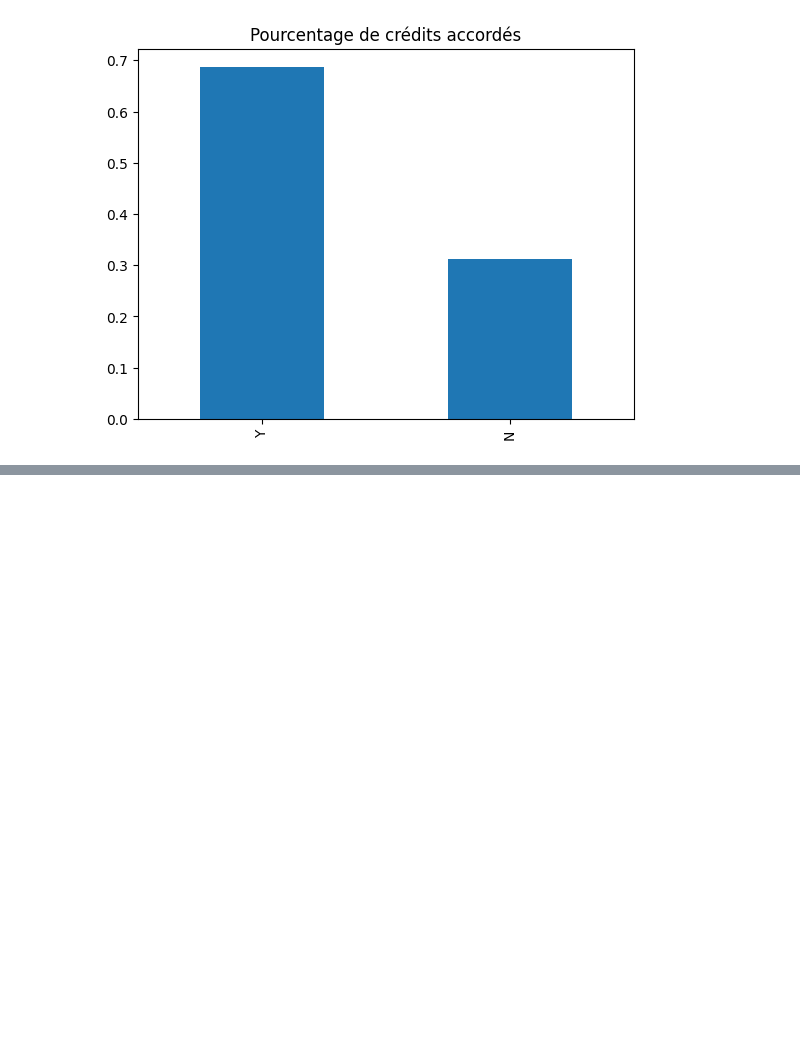
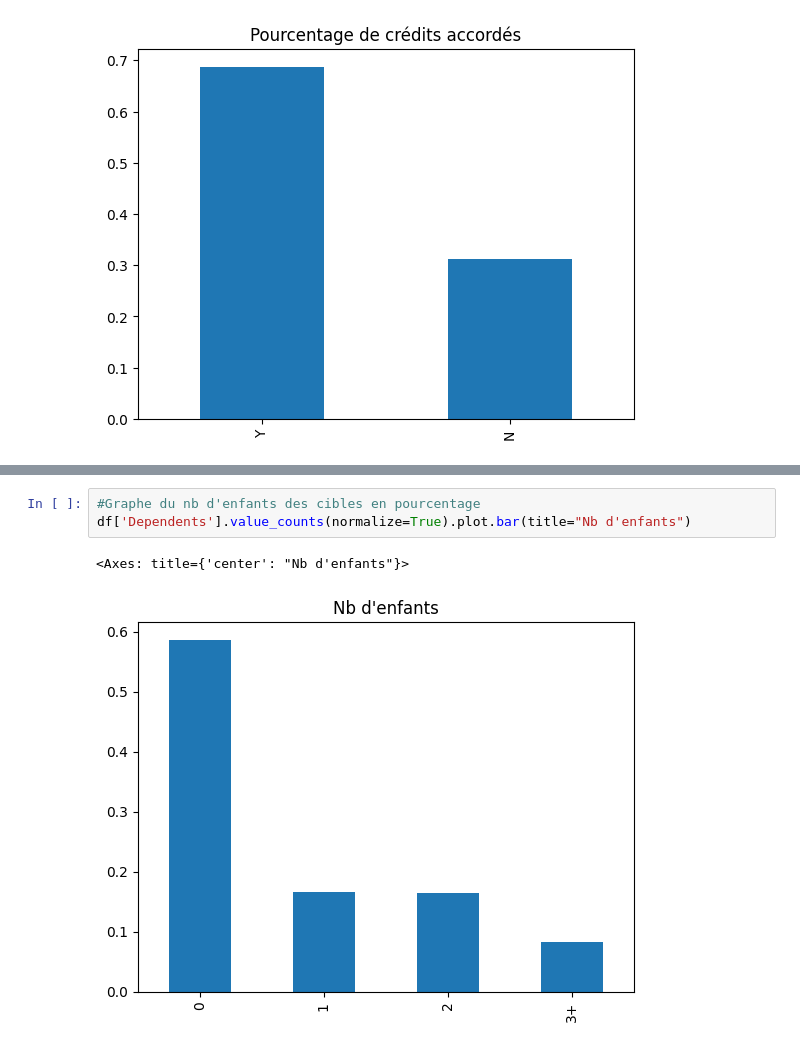
Before and after one commit to Romarou/forecast-loan, a Jupyter notebook: prevision.ipynb, the cells around one changed output, grey strips where cells are left out. Drawn from its saved outputs; the diff is of its cells as text; blank space fills up the shorter version.

```diff
--- a/prevision.ipynb
+++ b/prevision.ipynb
@@ -140,0 +155,6 @@ df['Loan_Status'].value_counts(normalize=True).plot.bar(title='Pourcentage de cr
+# %%
+#Graphe du nb d'enfants des cibles en pourcentage
+df['Dependents'].value_counts(normalize=True).plot.bar(title="Nb d'enfants")
+# %% [output]
+<Axes: title={'center': "Nb d'enfants"}>
+[figure, added]
```
Also changed, not shown: parts of 12 cells of this notebook.
